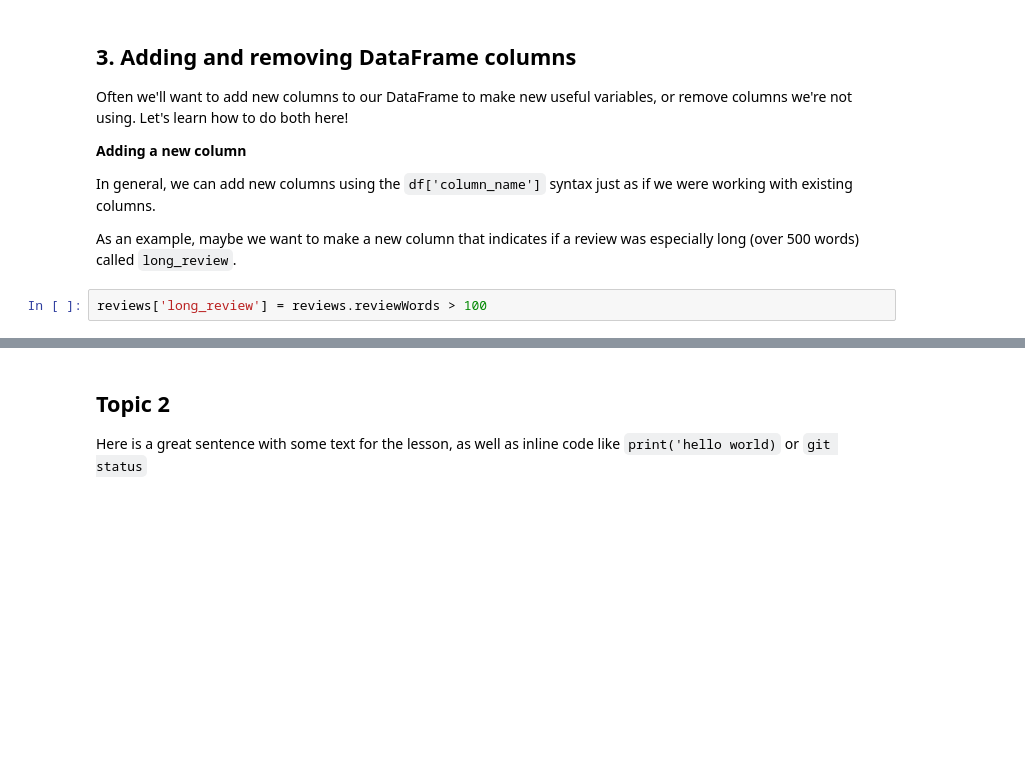
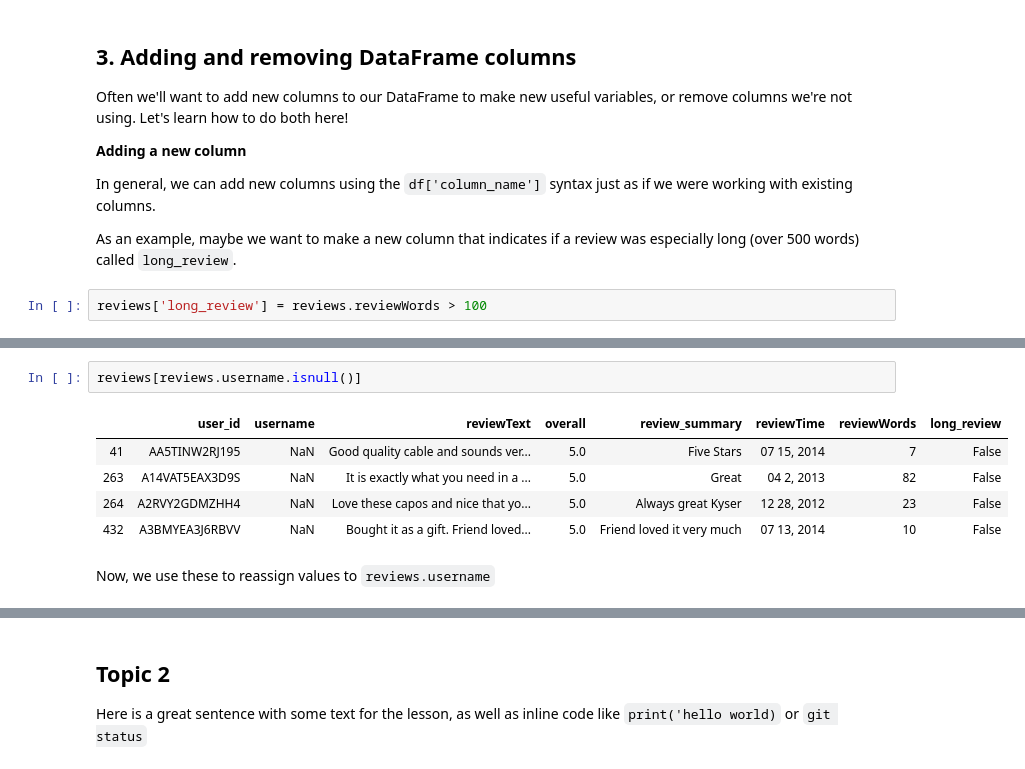
Before and after one commit to Justice-Through-Code/fall_2020, a Jupyter notebook: lessons/jupyter_notebooks/data_cleaning.ipynb, the cells around one changed output, grey strips where cells are left out. Drawn from its saved outputs; the diff is of its cells as text; blank space fills up the shorter version.

```diff
--- a/lessons/jupyter_notebooks/data_cleaning.ipynb
+++ b/lessons/jupyter_notebooks/data_cleaning.ipynb
@@ -200,0 +366,10 @@ reviews['long_review'] = reviews.reviewWords > 100
+# %%
+reviews[reviews.username.isnull()]
+# %% [output]
+|  | user_id | username | reviewText | overall | review_summary | reviewTime | reviewWords | long_review |
+| 41 | AA5TINW2RJ195 | NaN | Good quality cable and sounds ver... | 5.0 | Five Stars | 07 15, 2014 | 7 | False |
+| 263 | A14VAT5EAX3D9S | NaN | It is exactly what you need in a ... | 5.0 | Great | 04 2, 2013 | 82 | False |
+| 264 | A2RVY2GDMZHH4 | NaN | Love these capos and nice that yo... | 5.0 | Always great Kyser | 12 28, 2012 | 23 | False |
+| 432 | A3BMYEA3J6RBVV | NaN | Bought it as a gift. Friend loved... | 5.0 | Friend loved it very much | 07 13, 2014 | 10 | False |
+# %% [markdown]
+Now, we use these to reassign values to `reviews.username`
```
Also changed, not shown: parts of 38 cells of this notebook.
